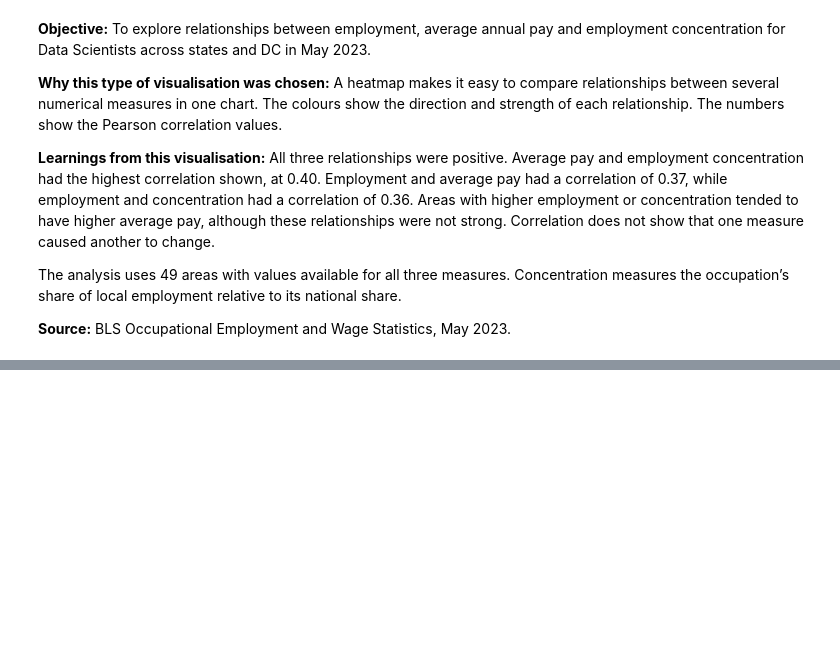
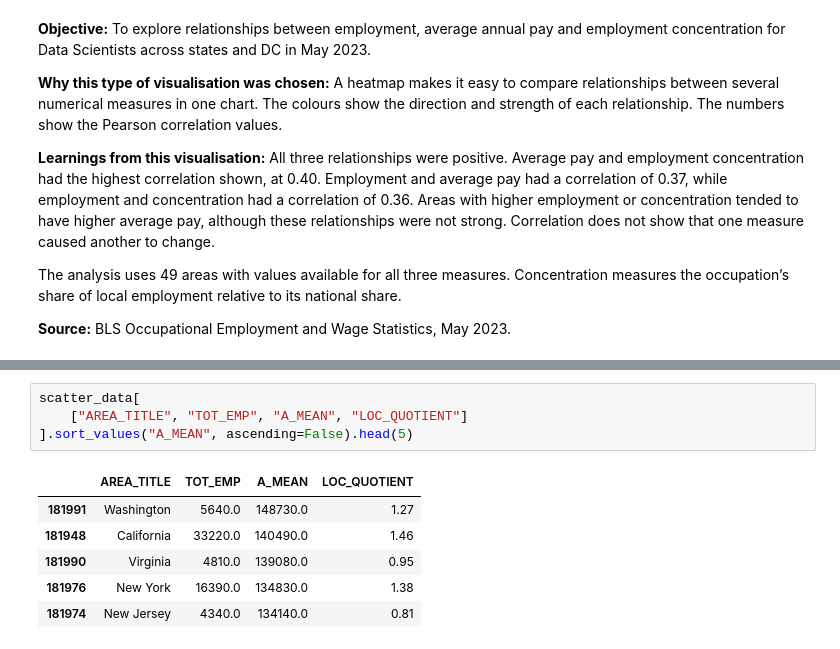
Before and after one commit to AbhinavBorgohain/AI_Employment_Analysis_DVC_CA1, a Jupyter notebook: AI_Employment_Analysis.ipynb, the cells around one changed output, grey strips where cells are left out. Drawn from its saved outputs; the diff is of its cells as text; blank space fills up the shorter version.

```diff
--- a/AI_Employment_Analysis.ipynb
+++ b/AI_Employment_Analysis.ipynb
@@ -325,0 +355,11 @@ The analysis uses 49 areas with values available for all three measures. Concent
+# %%
+scatter_data[
+    ["AREA_TITLE", "TOT_EMP", "A_MEAN", "LOC_QUOTIENT"]
+].sort_values("A_MEAN", ascending=False).head(5)
+# %% [output]
+|  | AREA_TITLE | TOT_EMP | A_MEAN | LOC_QUOTIENT |
+| 181991 | Washington | 5640.0 | 148730.0 | 1.27 |
+| 181948 | California | 33220.0 | 140490.0 | 1.46 |
+| 181990 | Virginia | 4810.0 | 139080.0 | 0.95 |
+| 181976 | New York | 16390.0 | 134830.0 | 1.38 |
+| 181974 | New Jersey | 4340.0 | 134140.0 | 0.81 |
```
Also changed, not shown: parts of 3 cells of this notebook.
